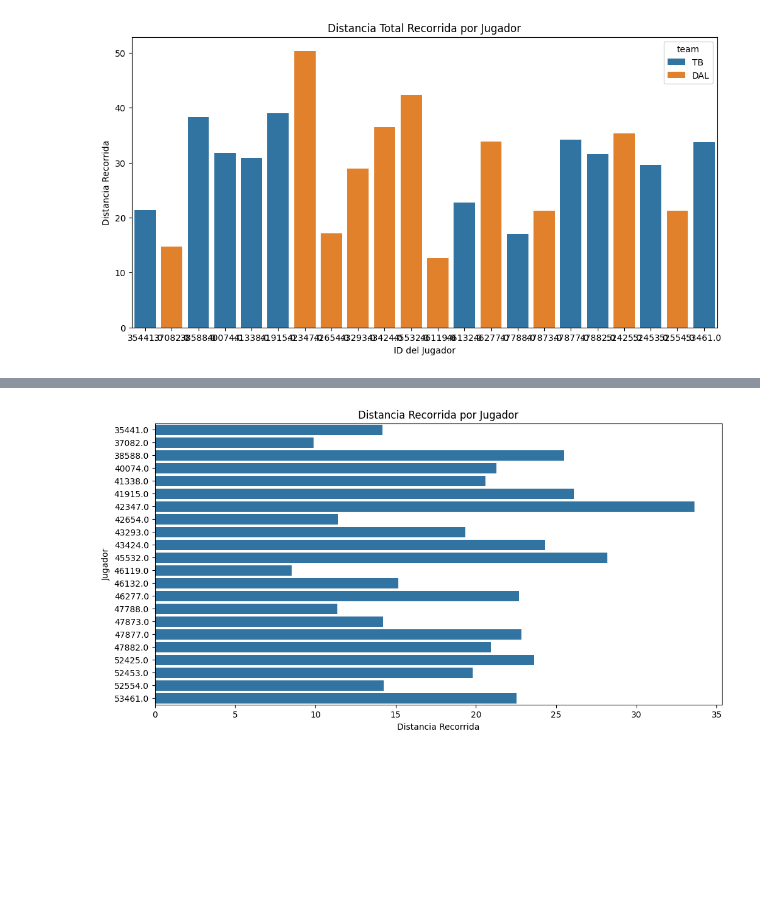
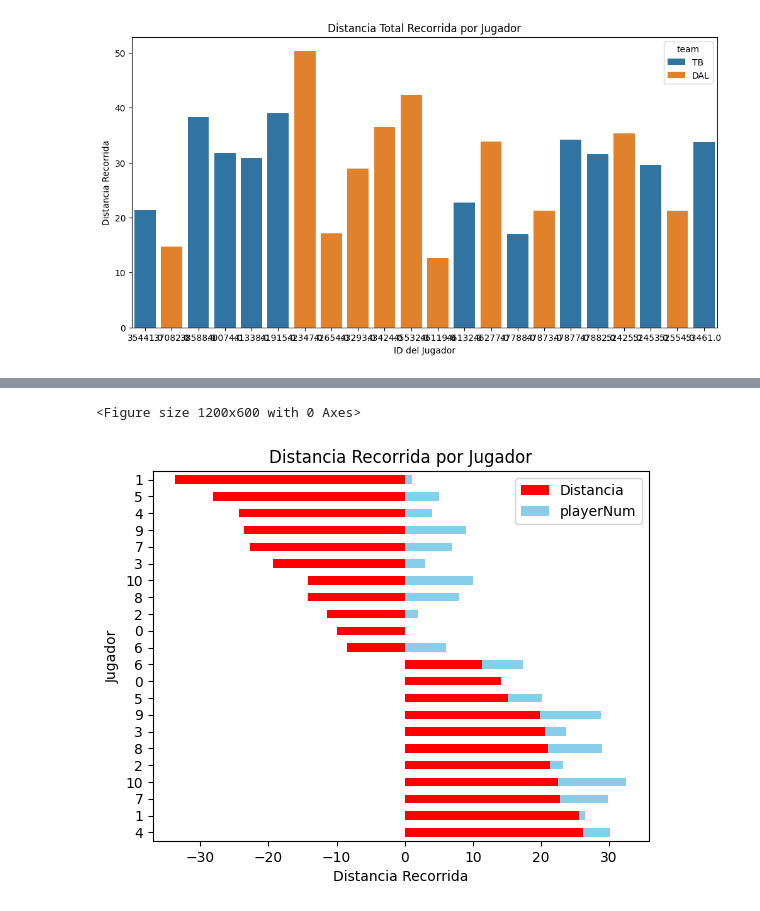
Before and after one commit to rauldaal/nfl-visualization, a Jupyter notebook: prova.ipynb, the cells around one changed output, grey strips where cells are left out. Saved outputs shown, nothing was run; the diff lists cells and outputs as text; code cells hidden in the pictures; blank space fills up the shorter version.

```diff
--- a/prova.ipynb
+++ b/prova.ipynb
@@ -111,21 +111,36 @@ def distancia_recorrida_por_jugador(dataframe):
     return distancias_Team[0], distancias_Team[1]
 # %%
 team1, team2 = distancia_recorrida_por_jugador(data)
+# %%
+dist_team_1 = pd.DataFrame(list(team1.items()), columns=['Jugador', 'Distancia'])
+dist_team_2 = pd.DataFrame(list(team2.items()), columns=['Jugador', 'Distancia'])
+dist_team_2['Distancia'] = dist_team_2['Distancia']*-1
 # %%
-distancias_df = pd.DataFrame(list(distancias1.items()), columns=['Jugador', 'Distancia'])
+#distancias_df = pd.DataFrame(list(team1.items()), columns=['Jugador', 'Distancia'])
+dist_team_1['playerNum'] = list(range(11))
+dist_team_2['playerNum'] = list(range(11))
+distancias = pd.concat([dist_team_1, dist_team_2])
 
 # Ordenar el DataFrame por la columna de distancia
-distancias_df = distancias_df.sort_values(by='Distancia', ascending=False)
+distancias_df = distancias.sort_values(by='Distancia', ascending=False)
+
+# Asignar colores a cada equipo
+colores = {'Equipo 1': 'skyblue', 'Equipo 2': 'orange'}
+
+df_combined_ = distancias_df[['Distancia', 'playerNum']]
 
 # Crear el diagrama de barras horizontales
 plt.figure(figsize=(12, 6))
-sns.barplot(x='Distancia', y='Jugador', data=distancias_df, orient='h')
+#sns.barplot(x='Distancia', y='playerNum', data=df_combined_, orient='h', )
+df_combined_.plot(kind='barh', stacked=True, color=['red', 'skyblue', 'green'])
+
 plt.xlabel('Distancia Recorrida')
 plt.ylabel('Jugador')
 plt.title('Distancia Recorrida por Jugador')
 plt.show()
 # %% [output]
+<Figure size 1200x600 with 0 Axes>
-[figure, old version]
+[figure, new version]
 # %%
 import seaborn as sns
 import matplotlib.pyplot as plt
```
Also changed, not shown: parts of 4 cells of this notebook, 7 other files.
